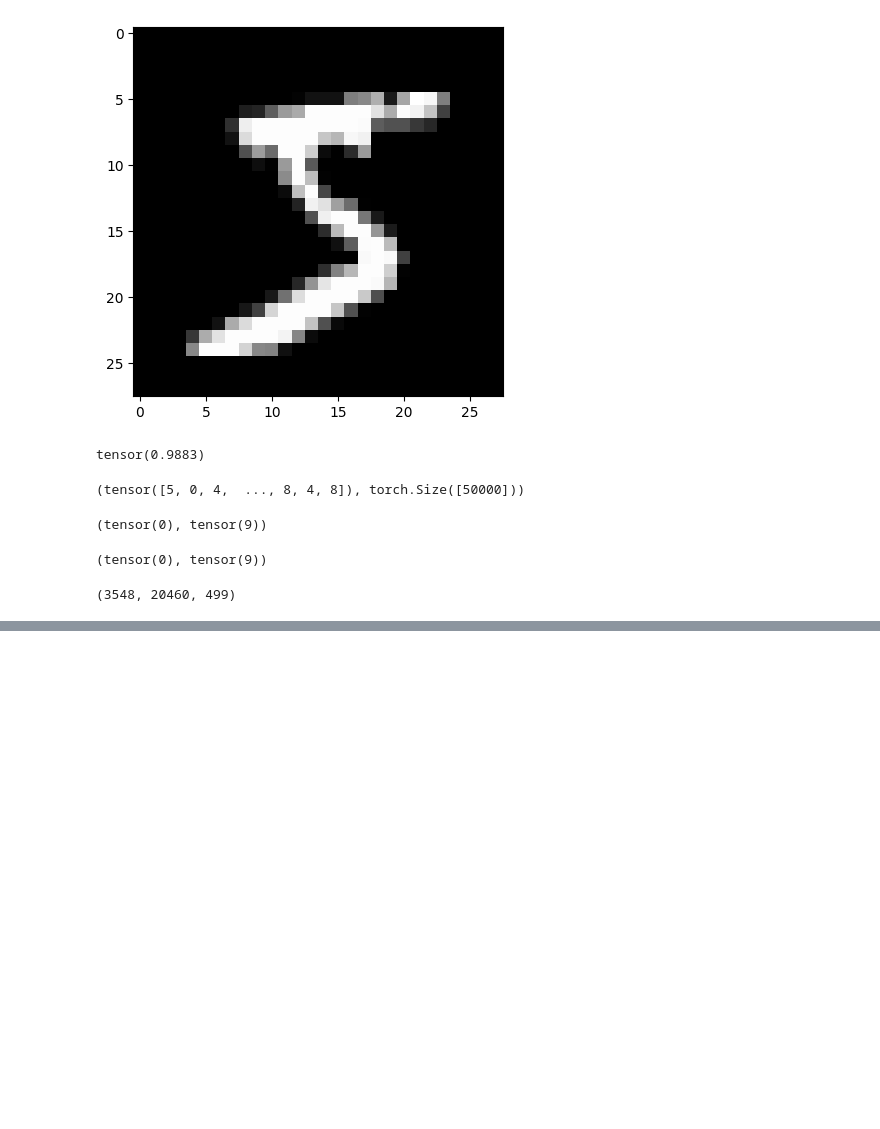
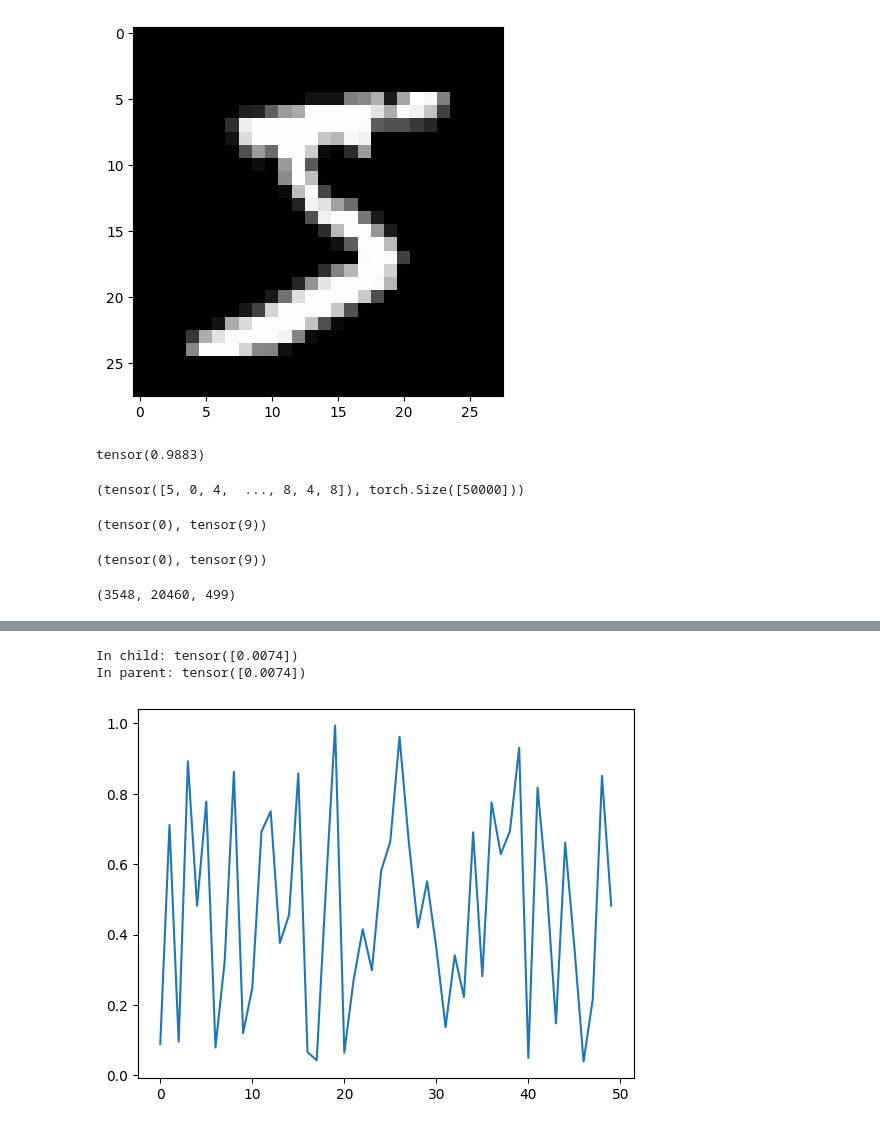
Before and after one commit to satani99/fastai_22_2, a Jupyter notebook: matmul.ipynb, the cells around one changed output, grey strips where cells are left out. Saved outputs shown, nothing was run; the diff lists cells and outputs as text; code cells hidden in the pictures; blank space fills up the shorter version.

```diff
--- a/matmul.ipynb
+++ b/matmul.ipynb
@@ -165,0 +166,12 @@ In child: tensor([0.1899])
+# %%
+if os.fork(): print(f'In parent: {torch.rand(1)}')
+else:
+  print(f'In child: {torch.rand(1)}')
+  os._exit(os.EX_OK)
+# %% [output]
+In child: tensor([0.0074])
+In parent: tensor([0.0074])
+# %%
+plt.plot([rand() for _ in range(50)]);
+# %% [output]
+[figure, added]
```
Also changed, not shown: parts of 10 cells of this notebook.
